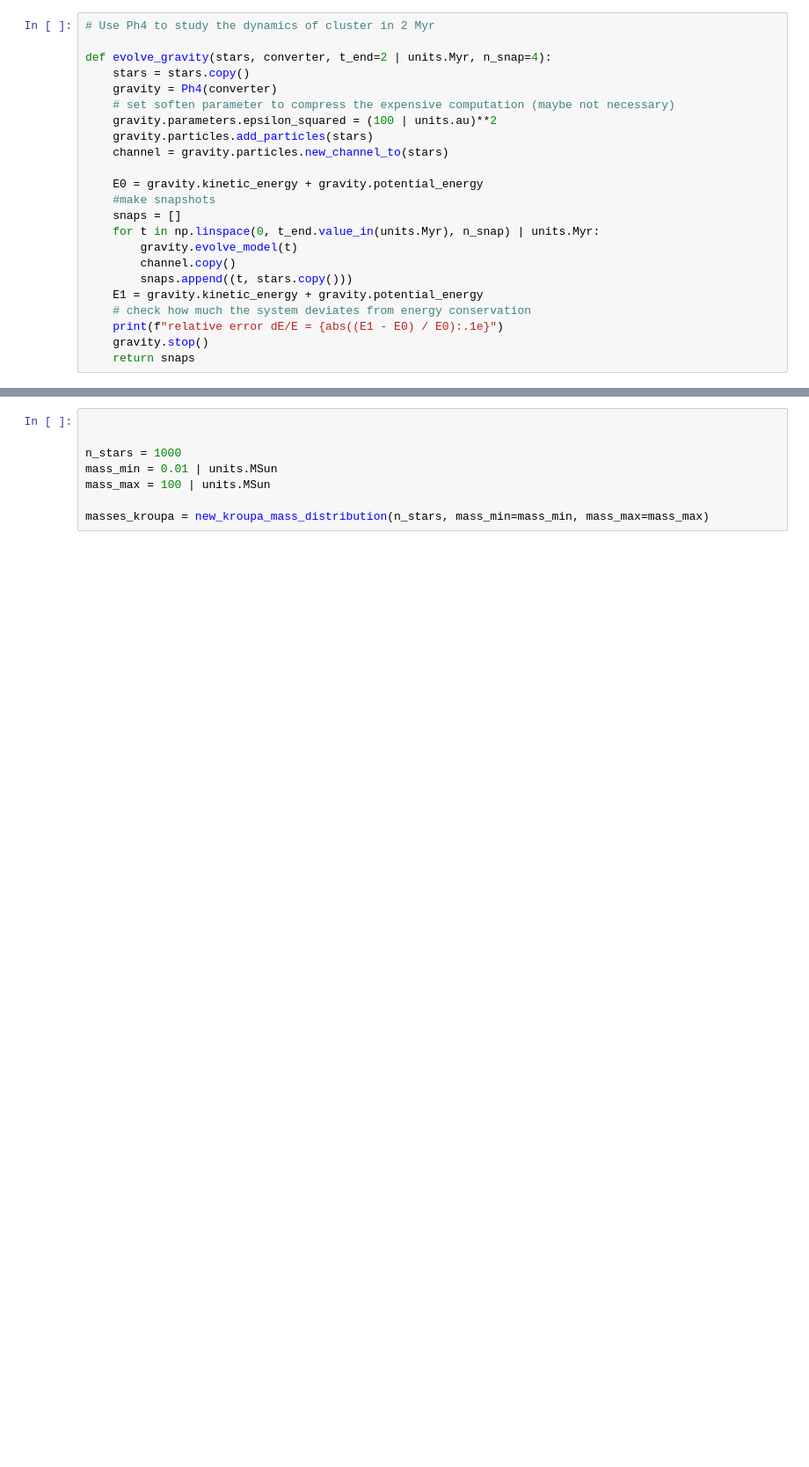
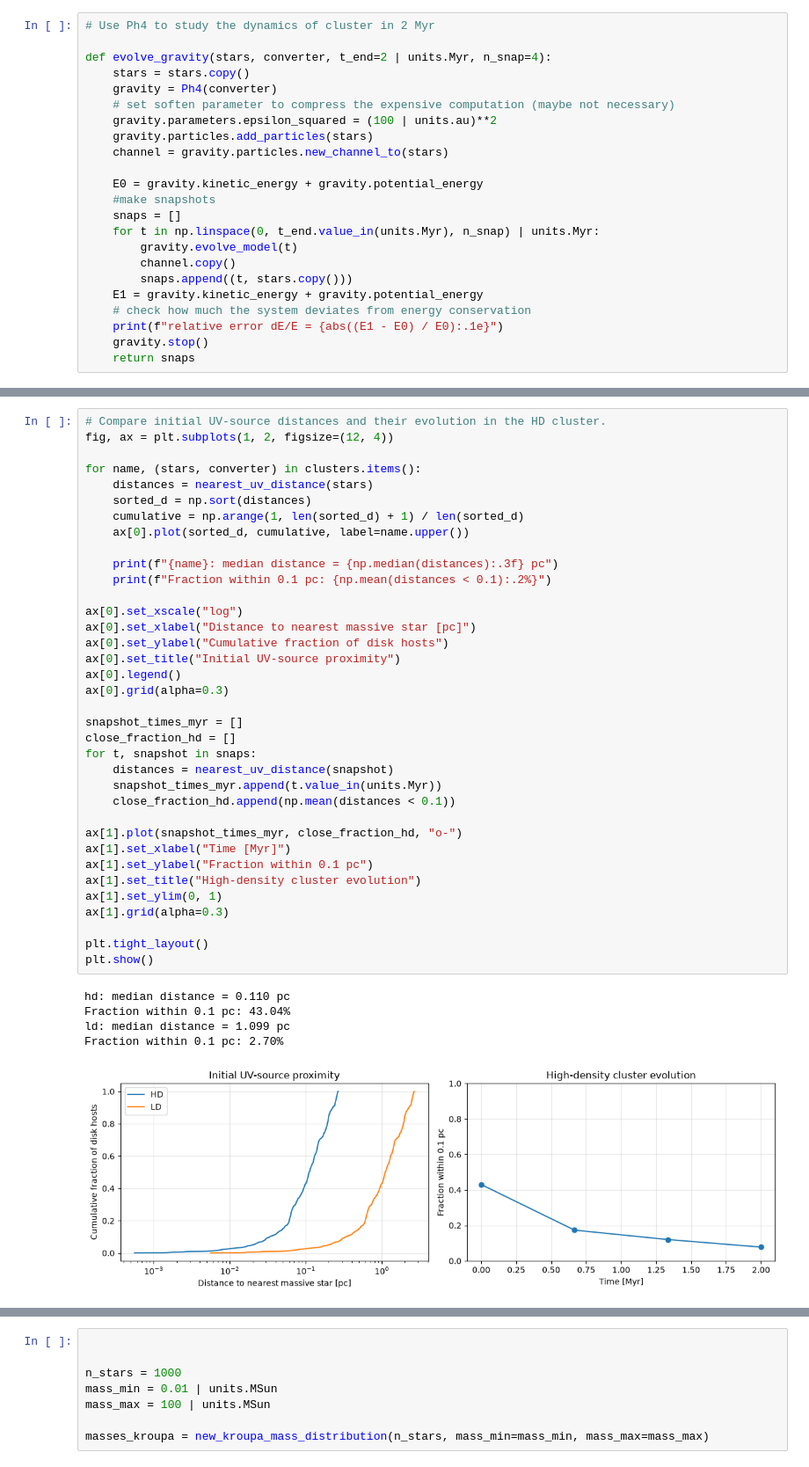
Before and after one commit to sapounas20/AMUSE_project, a Jupyter notebook: Clustering.ipynb, the cells around one changed output, grey strips where cells are left out. Shown at 88% size. Saved outputs shown, nothing was run; the diff lists cells and outputs as text; blank space fills up the shorter version.

Commit message:
Add UV proximity and radiation exposure analysis for star clusters

```diff
--- a/Clustering.ipynb
+++ b/Clustering.ipynb
@@ -99,0 +146,42 @@ relative error dE/E = 3.4e-03
+# %%
+# Compare initial UV-source distances and their evolution in the HD cluster.
+fig, ax = plt.subplots(1, 2, figsize=(12, 4))
+
+for name, (stars, converter) in clusters.items():
+    distances = nearest_uv_distance(stars)
+    sorted_d = np.sort(distances)
+    cumulative = np.arange(1, len(sorted_d) + 1) / len(sorted_d)
+    ax[0].plot(sorted_d, cumulative, label=name.upper())
+
+    print(f"{name}: median distance = {np.median(distances):.3f} pc")
+    print(f"Fraction within 0.1 pc: {np.mean(distances < 0.1):.2%}")
+
+ax[0].set_xscale("log")
+ax[0].set_xlabel("Distance to nearest massive star [pc]")
+ax[0].set_ylabel("Cumulative fraction of disk hosts")
+ax[0].set_title("Initial UV-source proximity")
+ax[0].legend()
+ax[0].grid(alpha=0.3)
+
+snapshot_times_myr = []
+close_fraction_hd = []
+for t, snapshot in snaps:
+    distances = nearest_uv_distance(snapshot)
+    snapshot_times_myr.append(t.value_in(units.Myr))
+    close_fraction_hd.append(np.mean(distances < 0.1))
+
+ax[1].plot(snapshot_times_myr, close_fraction_hd, "o-")
+ax[1].set_xlabel("Time [Myr]")
+ax[1].set_ylabel("Fraction within 0.1 pc")
+ax[1].set_title("High-density cluster evolution")
+ax[1].set_ylim(0, 1)
+ax[1].grid(alpha=0.3)
+
+plt.tight_layout()
+plt.show()
+# %% [output]
+hd: median distance = 0.110 pc
+Fraction within 0.1 pc: 43.04%
+ld: median distance = 1.099 pc
+Fraction within 0.1 pc: 2.70%
+[figure, added]
```
Also changed, not shown: parts of 10 cells of this notebook.
